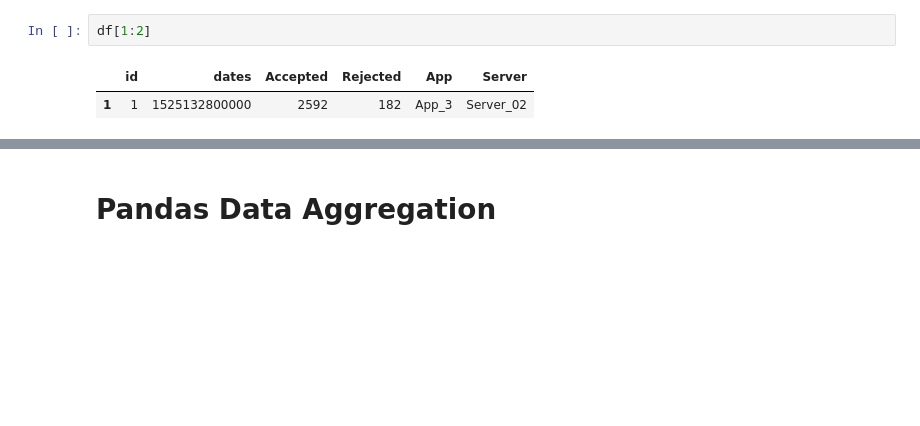
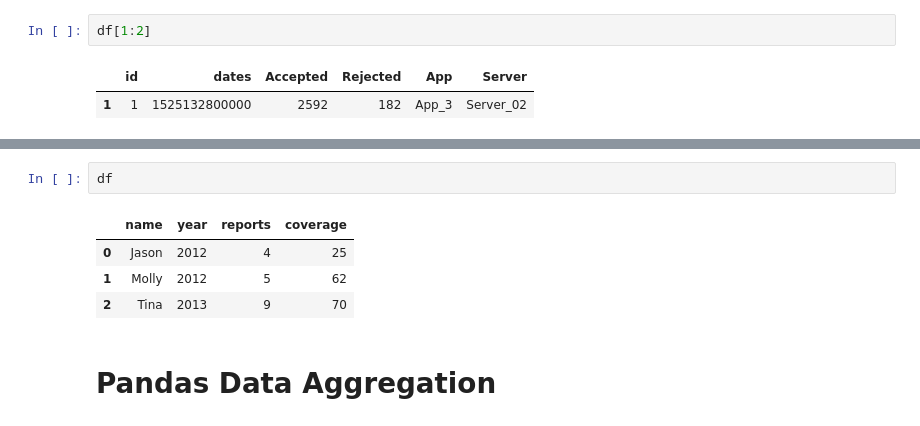
Before and after one commit to oektomo/ClassPersevere, a Jupyter notebook: W0401pandas.ipynb, the cells around one changed output, grey strips where cells are left out. Drawn from its saved outputs; the diff is of its cells as text; blank space fills up the shorter version.

```diff
--- a/W0401pandas.ipynb
+++ b/W0401pandas.ipynb
@@ -157,3 +157,10 @@ df[(df['coverage']  > 20) & (df['reports'] < 6)]
+# %%
+df
+# %% [output]
+|  | name | year | reports | coverage |
+| 0 | Jason | 2012 | 4 | 25 |
+| 1 | Molly | 2012 | 5 | 62 |
+| 2 | Tina | 2013 | 9 | 70 |
 # %% [markdown]
 # Pandas Data Aggregation
 # %%
```
Also changed, not shown: parts of 12 cells of this notebook.
